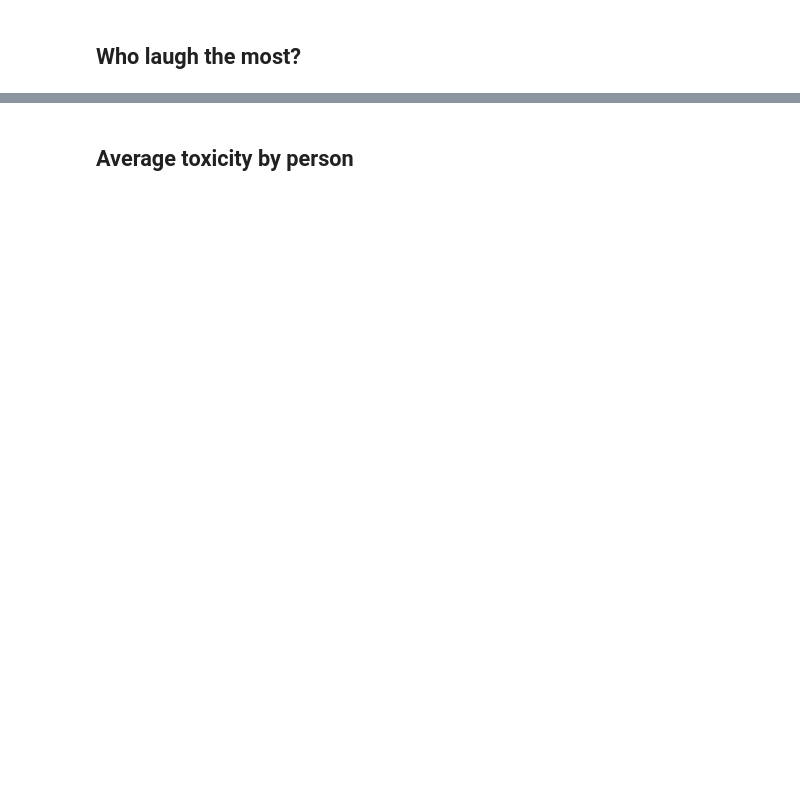
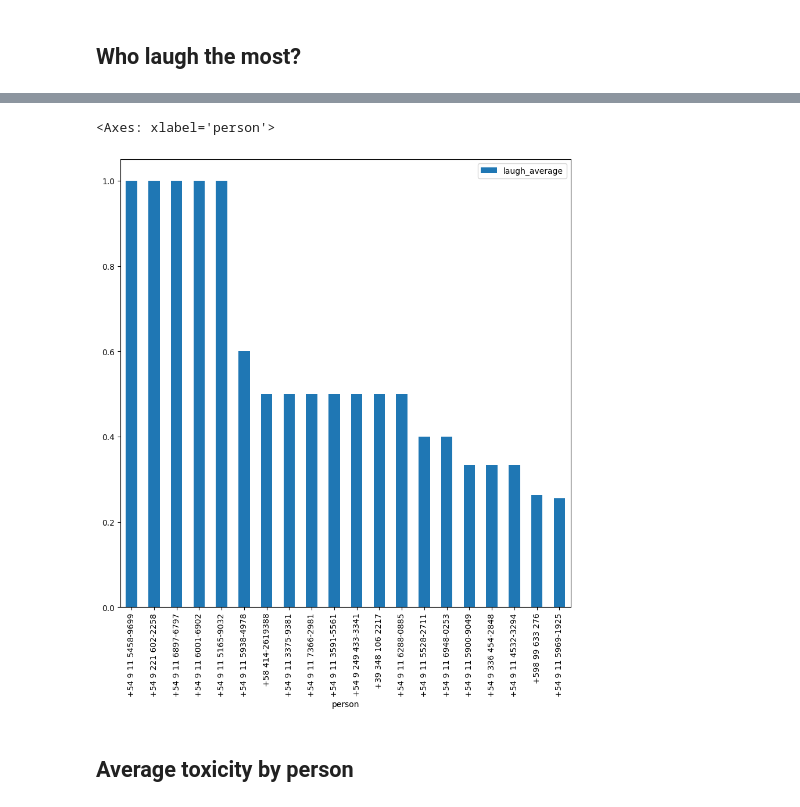
Before and after one commit to JuanJou/WhatsappAnalyzer, a Jupyter notebook: WhatsappAnalyzerPandas.ipynb, the cells around one changed output, grey strips where cells are left out. Drawn from its saved outputs; the diff is of its cells as text; code cells hidden in the pictures; blank space fills up the shorter version.

```diff
--- a/WhatsappAnalyzerPandas.ipynb
+++ b/WhatsappAnalyzerPandas.ipynb
@@ -399,3 +293,13 @@ plt.show()
+# %%
+average_laughs = pd.DataFrame(keys, columns=["person"])
+for _, item in count_laughs.iterrows():
+    person = item["person"]
+    average_laughs.loc[average_laughs['person'] == person, 'laugh_average'] = count_laughs.loc[count_laughs["person"] == person, "laugh_count"].iloc[0] / len(messages_by_person.get_group(person))
+
+average_laughs.sort_values("laugh_average", ascending=False).head(20).plot(kind="bar", x="person", y="laugh_average")
+# %% [output]
+<Axes: xlabel='person'>
+[figure, added]
 # %% [markdown]
 ## Average toxicity by person
 # %%
```
Also changed, not shown: parts of 53 cells of this notebook.
